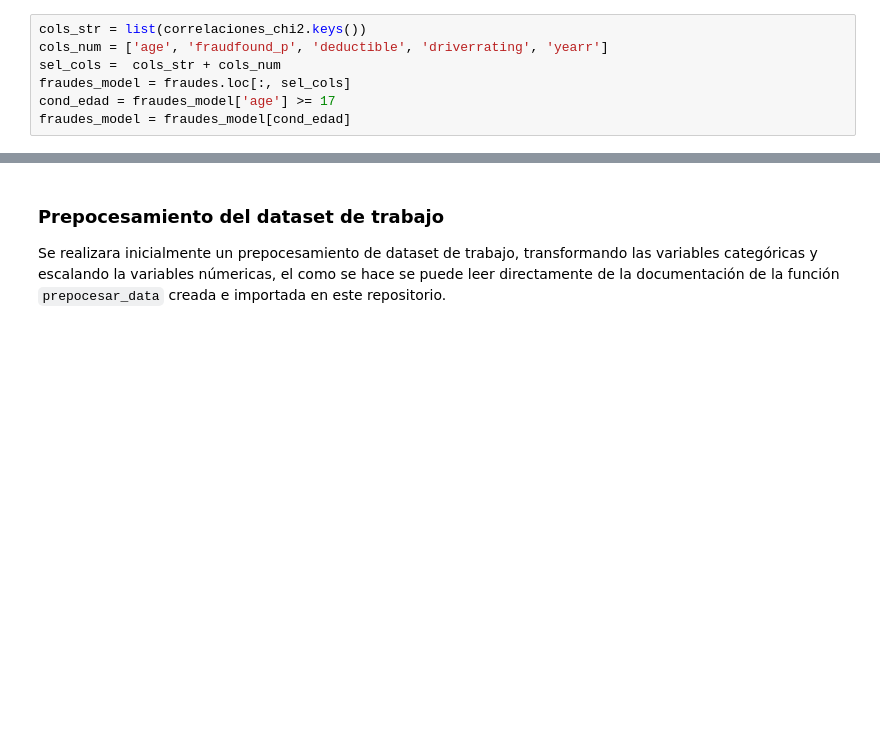
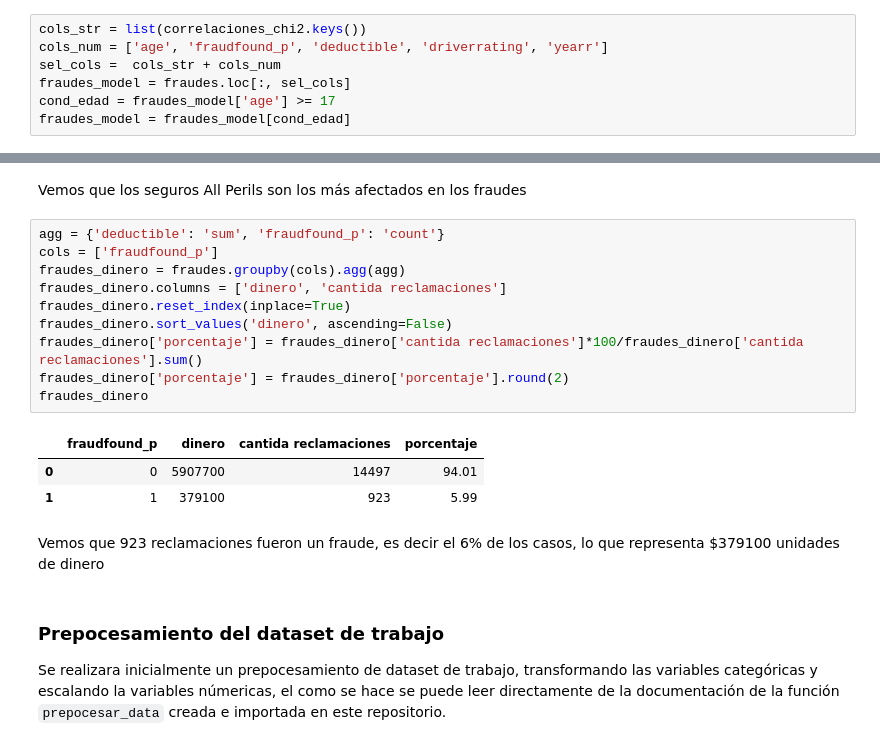
Before and after one commit to jdrincone/fraudes, a Jupyter notebook: fraudes/notebook/notebook.ipynb, the cells around one changed output, grey strips where cells are left out. Cells and saved outputs as stored; diff of their text form; blank space fills up the shorter version.

```diff
--- a/fraudes/notebook/notebook.ipynb
+++ b/fraudes/notebook/notebook.ipynb
@@ -410,3 +486,21 @@ fraudes_model = fraudes_model[cond_edad]
+# %% [markdown]
+Vemos que los seguros All Perils son los más afectados en los fraudes
+# %%
+agg = {'deductible': 'sum', 'fraudfound_p': 'count'}
+cols = ['fraudfound_p']
+fraudes_dinero = fraudes.groupby(cols).agg(agg)
+fraudes_dinero.columns = ['dinero', 'cantida reclamaciones']
+fraudes_dinero.reset_index(inplace=True)
+fraudes_dinero.sort_values('dinero', ascending=False)
+fraudes_dinero['porcentaje'] = fraudes_dinero['cantida reclamaciones']*100/fraudes_dinero['cantida reclamaciones'].sum()
+fraudes_dinero['porcentaje'] = fraudes_dinero['porcentaje'].round(2)
+fraudes_dinero
+# %% [output]
+|  | fraudfound_p | dinero | cantida reclamaciones | porcentaje |
+| 0 | 0 | 5907700 | 14497 | 94.01 |
+| 1 | 1 | 379100 | 923 | 5.99 |
+# %% [markdown]
+Vemos que 923 reclamaciones fueron un fraude, es decir el 6% de los casos, lo que representa $379100 unidades de dinero
 # %% [markdown]
 ### Prepocesamiento del dataset de trabajo
 
```
Also changed, not shown: parts of 11 cells of this notebook, 2 other files.
